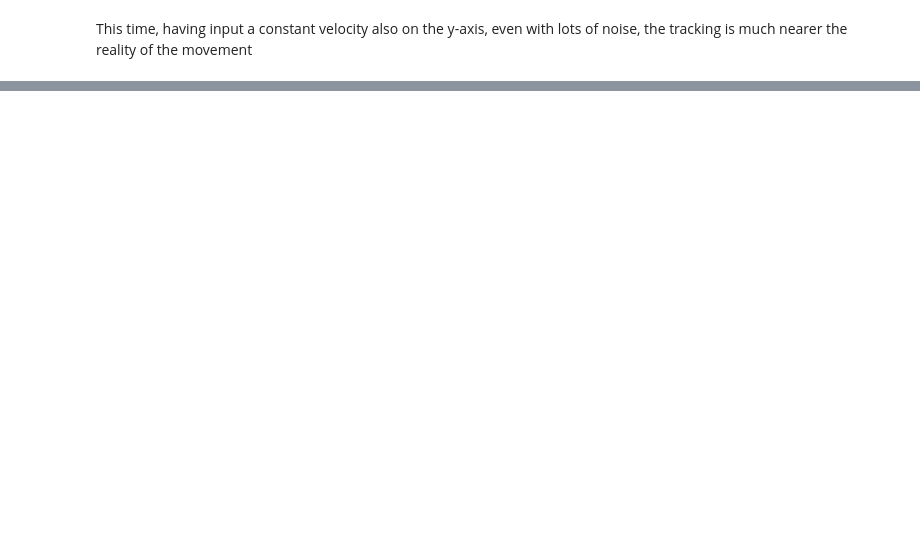
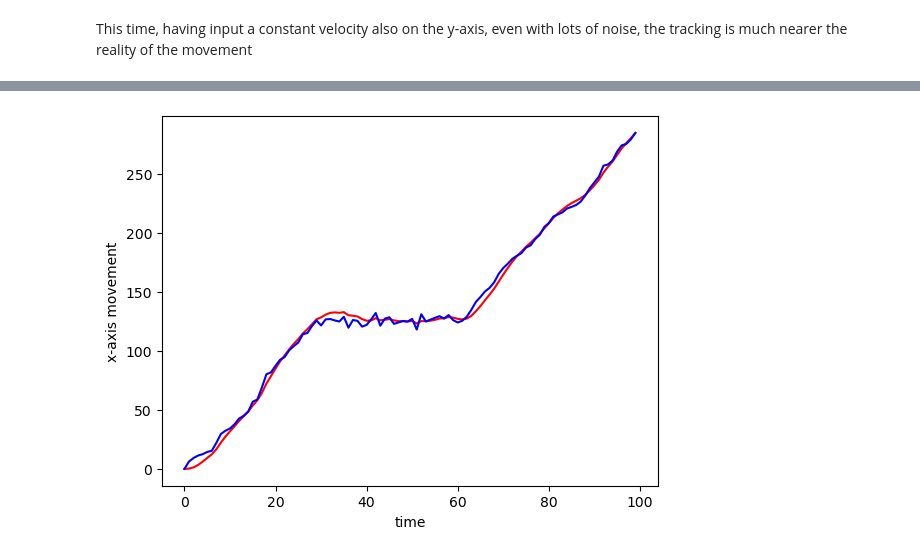
Before and after one commit to giuliaprosio/unscented-kalman-filters, a Jupyter notebook: UKF.ipynb, the cells around one changed output, grey strips where cells are left out. Drawn from its saved outputs; the diff is of its cells as text; code cells hidden in the pictures; blank space fills up the shorter version.

Commit message:
Static and dynamic UKF model

```diff
--- a/UKF.ipynb
+++ b/UKF.ipynb
@@ -782,0 +791,12 @@ This time, having input a constant velocity also on the y-axis, even with lots o
+# %%
+# DYNAMIC
+# state transition function
+
+def dynamic_trans_funct(x, dt):
+    """ state transition function for a constant velocity object"""
+
+    F = np.array([[1, dt, 0, 0],
+                 [0, 1, 0, 0],
+                 [0, 0, 1, dt],
+                 [0, 0, 0, 1]])
+    return F @ x
@@ -782,0 +899,81 @@ This time, having input a constant velocity also on the y-axis, even with lots o
+# %%
+from filterpy.kalman import UnscentedKalmanFilter as UKF
+import numpy as np
+from filterpy.common import Q_discrete_white_noise
+from numpy.random import randn
+
+# DYNAMIC
+# state transition function
+
+def dynamic_trans_function(x, dt):
+    """ state transition function for a constant velocity object"""
+
+    F = np.array([[1, dt, 0, 0],
+                 [0, 1, 0, 0],
+                 [0, 0, 1, dt],
+                 [0, 0, 0, 1]])
+    return F @ x
+
+# measurement function
+def meas_function(x):
+    """ measurement function is the output of the Least Square Lateration of RSSI values """
+
+    return x[[0, 2]]
+
+dt = 3.0
+#sigma points
+sigmas_dynamic = MerweScaledSigmaPoints(4, alpha=1e-3, beta=2., kappa=6.)
+ukf_dynamic = UKF(dim_x=4, dim_z=2, dt=dt, fx=dynamic_trans_function, hx=meas_function,
+            points=sigmas)
+ukf_dynamic.x = np.array([0., 0., 0., 0.]) #initial state
+ukf_dynamic.R = np.diag([1000, 1000]) #assuming sensor noise is 0.3 std dev
+ukf_dynamic.Q[0:2, 0:2] = Q_discrete_white_noise(2, dt=dt, var = 0.05)
+ukf_dynamic.Q[2:4, 2:4] = Q_discrete_white_noise(2, dt=dt, var= 0.05)
+
+# filtering
+zs, uxs = [], []
+for i in range(100):
+    if i >= 30 and i <= 60:
+        z = [zs[29][0] + 3*randn() , zs[29][0] + 3*randn()] #
+    else:
+        if i == 0:
+            z = [0 + 0.01*randn(), 0 + 0.01*randn()]
+        else:
+            z = [zs[i-1][0] + 1 + abs(4*randn()), zs[i-1][1]+ 1 + abs(4*randn())]
+
+
+    ukf_dynamic.predict()
+    ukf_dynamic.update(z)
+
+    uxs.append(ukf_dynamic.x.copy())
+    zs.append(z)
+zs = np.array(zs)
+uxs = np.array(uxs)
+
+# x measurement
+plt.plot(uxs[:,0], c='red')
+plt.plot(zs[:, 0], c='blue')
+plt.xlabel('time')
+plt.ylabel('x-axis movement')
+
+plt.show()
+
+# y measurement
+plt.plot(uxs[:, 2], c='red')
+plt.plot(zs[:,1], c='blue')
+plt.xlabel('time')
+plt.ylabel('y-axis movement')
+
+plt.show()
+
+# x - y measurement
+
+plt.plot(zs[:, 0],zs[:, 1], color='blue' )
+plt.plot(uxs[:,0], uxs[:,2], color='red')
+plt.xlabel("x-movement")
+plt.ylabel("y-movement")
+plt.show()
+
+print(zs.shape)
+# %% [output]
+[figure, added]
```
Also changed, not shown: parts of 12 cells of this notebook.
